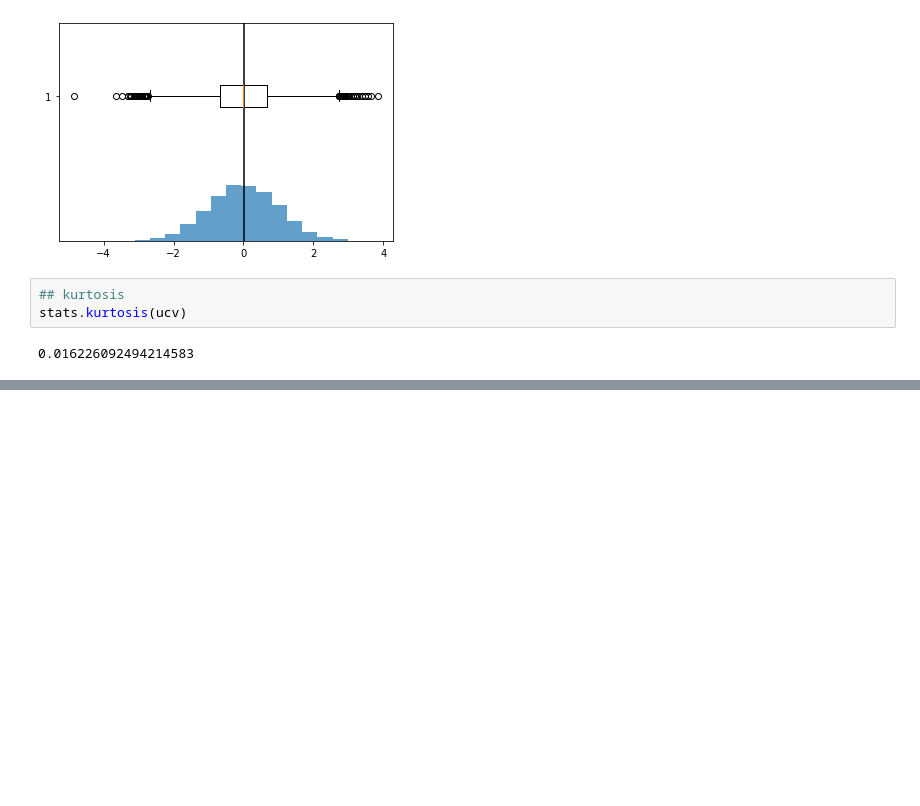
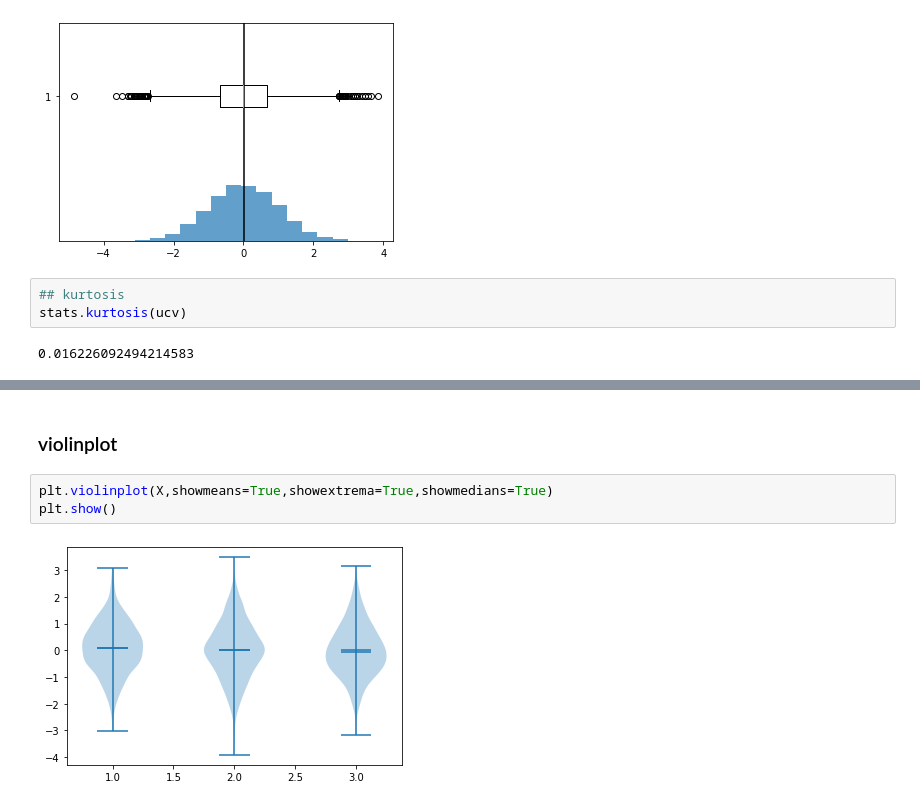
Before and after one commit to NishantBaheti/MachineLearningExploration, a Jupyter notebook: PracticalStatistics/Statistics.ipynb, the cells around one changed output, grey strips where cells are left out. Cells and saved outputs as stored; diff of their text form; blank space fills up the shorter version.

```diff
--- a/PracticalStatistics/Statistics.ipynb
+++ b/PracticalStatistics/Statistics.ipynb
@@ -386,0 +383,7 @@ np.random.rand()
+# %% [markdown]
+### violinplot
+# %%
+plt.violinplot(X,showmeans=True,showextrema=True,showmedians=True)
+plt.show()
+# %% [output]
+[figure, added]
```
Also changed, not shown: parts of 34 cells of this notebook, 2 other files.
